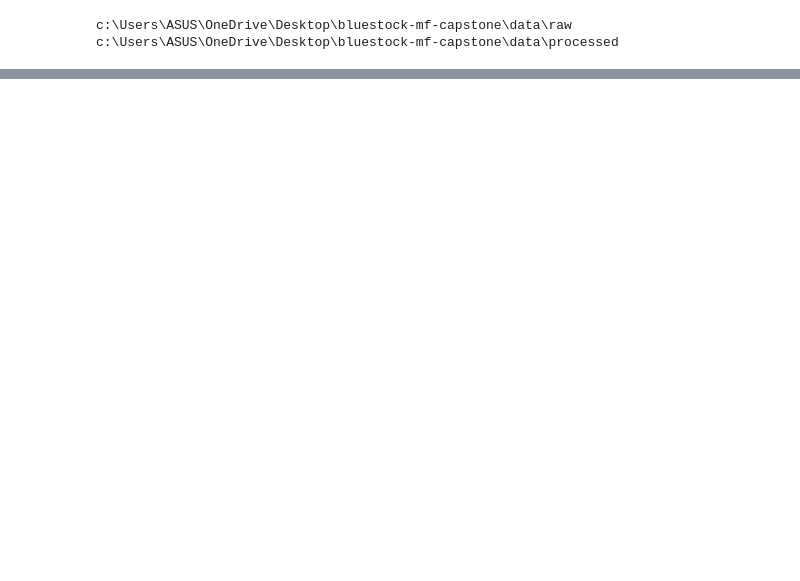
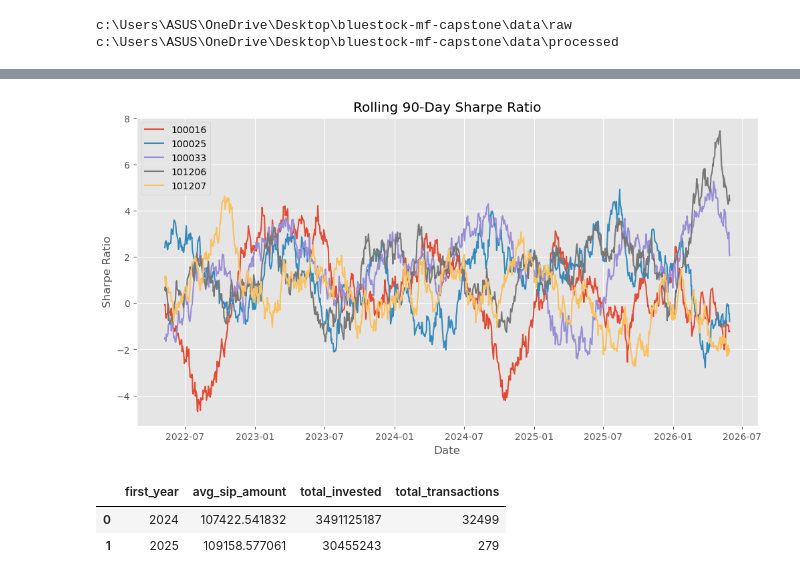
Before and after one commit to divyanshdave2/bluestock-mf-capstone, a Jupyter notebook: notebooks/05_advanced_analytics.ipynb, the cells around one changed output, grey strips where cells are left out. Drawn from its saved outputs; the diff is of its cells as text; code cells hidden in the pictures; blank space fills up the shorter version.

```diff
--- a/notebooks/05_advanced_analytics.ipynb
+++ b/notebooks/05_advanced_analytics.ipynb
@@ -114,0 +37,12 @@ Name: nav, dtype: float64
+# %%
+nav['date'] = pd.to_datetime(nav['date'])
+transactions['transaction_date'] = pd.to_datetime(
+    transactions['transaction_date']
+)
+# %%
+nav = nav.sort_values(['amfi_code', 'date'])
+
+nav['daily_return'] = (
+    nav.groupby('amfi_code')['nav']
+    .pct_change()
+)
@@ -114,0 +88,56 @@ Name: nav, dtype: float64
+# %%
+sample_funds = nav['amfi_code'].unique()[:5]
+
+plt.figure(figsize=(12,6))
+
+for fund in sample_funds:
+    temp = nav[nav['amfi_code'] == fund].copy()
+
+    rolling_mean = temp['daily_return'].rolling(90).mean()
+    rolling_std = temp['daily_return'].rolling(90).std()
+
+    sharpe = (rolling_mean / rolling_std) * np.sqrt(252)
+
+    plt.plot(temp['date'], sharpe, label=str(fund))
+
+plt.title("Rolling 90-Day Sharpe Ratio")
+plt.xlabel("Date")
+plt.ylabel("Sharpe Ratio")
+plt.legend()
+plt.grid(True)
+
+plt.savefig(
+    "../reports/rolling_sharpe_chart.png",
+    dpi=300,
+    bbox_inches="tight"
+)
+
+plt.show()
+# %% [output]
+[figure, added]
+# %%
+transactions['first_year'] = (
+    transactions.groupby('investor_id')
+    ['transaction_date']
+    .transform('min')
+    .dt.year
+)
+
+cohort = transactions.groupby(
+    'first_year'
+).agg(
+    avg_sip_amount=('amount_inr', 'mean'),
+    total_invested=('amount_inr', 'sum'),
+    total_transactions=('investor_id', 'count')
+).reset_index()
+
+cohort.to_csv(
+    "../reports/cohort_analysis.csv",
+    index=False
+)
+
+cohort
+# %% [output]
+|  | first_year | avg_sip_amount | total_invested | total_transactions |
+| 0 | 2024 | 107422.541832 | 3491125187 | 32499 |
+| 1 | 2025 | 109158.577061 | 30455243 | 279 |
```
Also changed, not shown: parts of 13 cells of this notebook, 5 other files.
